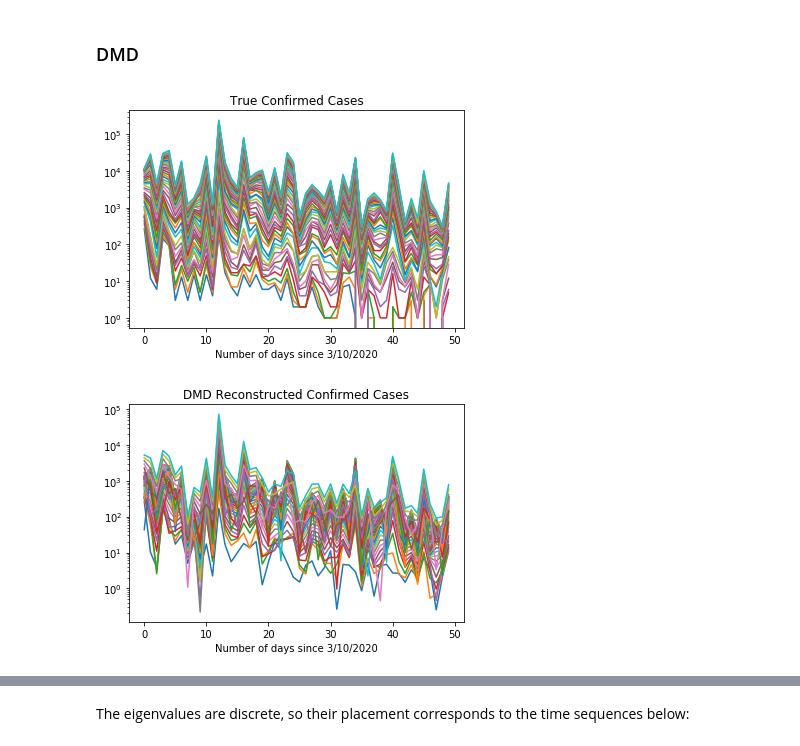
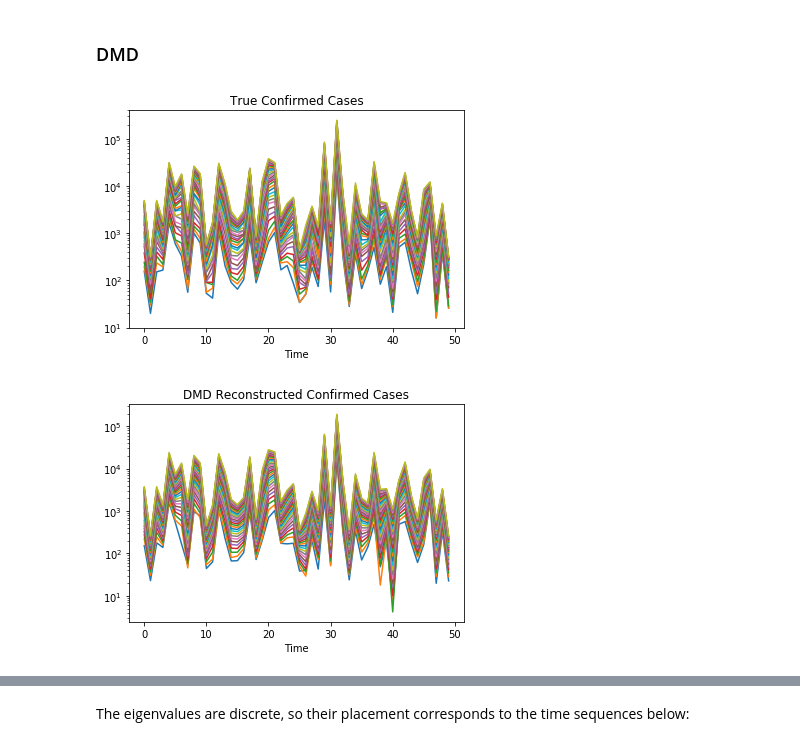
Before and after one commit to JuliaBriden/coronavirus-dmdc, a Jupyter notebook: US State Data.ipynb, the cells around one changed output, grey strips where cells are left out. Saved outputs shown, nothing was run; the diff lists cells and outputs as text; code cells hidden in the pictures.

Commit message:
Added threshold

```diff
--- a/US State Data.ipynb
+++ b/US State Data.ipynb
@@ -75,14 +78,14 @@ for single_date in pd.date_range(start_date, end_date):
             title = title.iloc[[0],:]
             title.at[:,'Province/State']= stateName
             rowSum = pd.DataFrame(totalInState.loc[:,'Confirmed':].sum())
-            newStateData = pd.concat([newStateData,title.reset_index().join(rowSum.iloc[0].rename(single_date.strftime("%m-%d-%Y")))])
-    newStateData = newStateData.set_index('Province/State').drop(columns=['index'])
-    stateData = pd.concat([stateData,newStateData],axis=1)
+            if (np.transpose(rowSum).Confirmed.all()>=threshold):
+                newStateData = pd.concat([newStateData,title.reset_index().join(rowSum.iloc[0].rename(single_date.strftime("%m-%d-%Y")))])
+    if (newStateData.empty == False):
+        newStateData = newStateData.set_index('Province/State').drop(columns=['index'])
+        stateData = pd.concat([stateData,newStateData],axis=1)
 # %%
 start_date = date(2020, 3, 10)
 end_date = date(2020, 3, 21)
-
-newStateData = pd.DataFrame()
 
 for single_date in pd.date_range(start_date, end_date):
     newStateData = pd.DataFrame()
@@ -91,17 +94,17 @@ for single_date in pd.date_range(start_date, end_date):
     for state in states:
         totalInState = daily.loc[daily['Province/State'] == state]
         title = totalInState.loc[:,'Province/State':'Province/State']
-        if totalInState.empty == False:
-            title = title.iloc[[0],:]
-            rowSum = pd.DataFrame(totalInState.loc[:,'Confirmed':].sum())
-            newStateData = pd.concat([newStateData,title.reset_index().join(rowSum.iloc[0].rename(single_date.strftime("%m-%d-%Y")))])
-    newStateData = newStateData.set_index('Province/State').drop(columns=['index'])
-    stateData = pd.concat([stateData,newStateData],axis=1)
+        if (totalInState.empty == False):
+                title = title.iloc[[0],:]
+                rowSum = pd.DataFrame(totalInState.loc[:,'Confirmed':].sum())
+                if (np.transpose(rowSum).Confirmed.all()>=threshold):
+                    newStateData = pd.concat([newStateData,title.reset_index().join(rowSum.iloc[0].rename(single_date.strftime("%m-%d-%Y")))])
+    if (newStateData.empty == False):
+        newStateData = newStateData.set_index('Province/State').drop(columns=['index'])
+        stateData = pd.concat([stateData,newStateData],axis=1)
 # %%
 start_date = date(2020, 3, 22)
 end_date = end_date = datetime.date(datetime.now())
-
-newStateData = pd.DataFrame()
 
 for single_date in pd.date_range(start_date, end_date):
     newStateData = pd.DataFrame()
@@ -114,8 +117,10 @@ for single_date in pd.date_range(start_date, end_date):
             if totalInState.empty == False:
                 title = title.iloc[[0],:]
                 rowSum = pd.DataFrame(totalInState.loc[:,'Confirmed':].sum())
-                newStateData = pd.concat([newStateData,title.reset_index().join(rowSum.iloc[0].rename(single_date.strftime("%m-%d-%Y")))])
-        newStateData = newStateData.set_index('Province_State').drop(columns=['index'])
-        stateData = pd.concat([stateData,newStateData],axis=1)
+                if (np.transpose(rowSum).Confirmed.all()>=threshold):
+                    newStateData = pd.concat([newStateData,title.reset_index().join(rowSum.iloc[0].rename(single_date.strftime("%m-%d-%Y")))])
+        if (newStateData.empty == False):
+            newStateData = newStateData.set_index('Province_State').drop(columns=['index'])
+            stateData = pd.concat([stateData,newStateData],axis=1)
     except:
         print('Todays file has not yet been uploaded')
@@ -176,5 +182,7 @@ plt.show()
 # %%
 # Select data with few initial conditions of 0
-scaledData = stateData.loc[:,'03-10-2020':] # starting March 10th
+scaledData = stateData
+# Convert data to array
+scaledData = scaledData.to_numpy()
 scaledData
 # %% [output]
@@ -233,23 +212,23 @@ array([[2.6700e+02, 3.6600e+02, 4.4200e+02, ..., 1.1057e+04, 1.1517e+04,
 # %%
 dmd = DMD()
 dmd.fit(scaledData) # transpose so snapshots (state data) are arranged by column
 
 # plot true data
 plt.title('True Confirmed Cases')
 plt.plot(scaledData)
-plt.xlabel('Number of days since 3/10/2020')
+plt.xlabel('Time')
 plt.yscale('log')
 plt.show()
 
 # plot dmd reconstructed data
 plt.title('DMD Reconstructed Confirmed Cases')
 plt.plot(abs(dmd.reconstructed_data.real))
-plt.xlabel('Number of days since 3/10/2020')
+plt.xlabel('Time')
 plt.yscale('log')
 plt.show()
 # %% [output]
-[figure, old version]
+[figure, new version]
-[figure, old version]
+[figure, new version]
 # %%
 # eigenvalues of low dim operator
 
```
Also changed, not shown: parts of 20 cells of this notebook.
